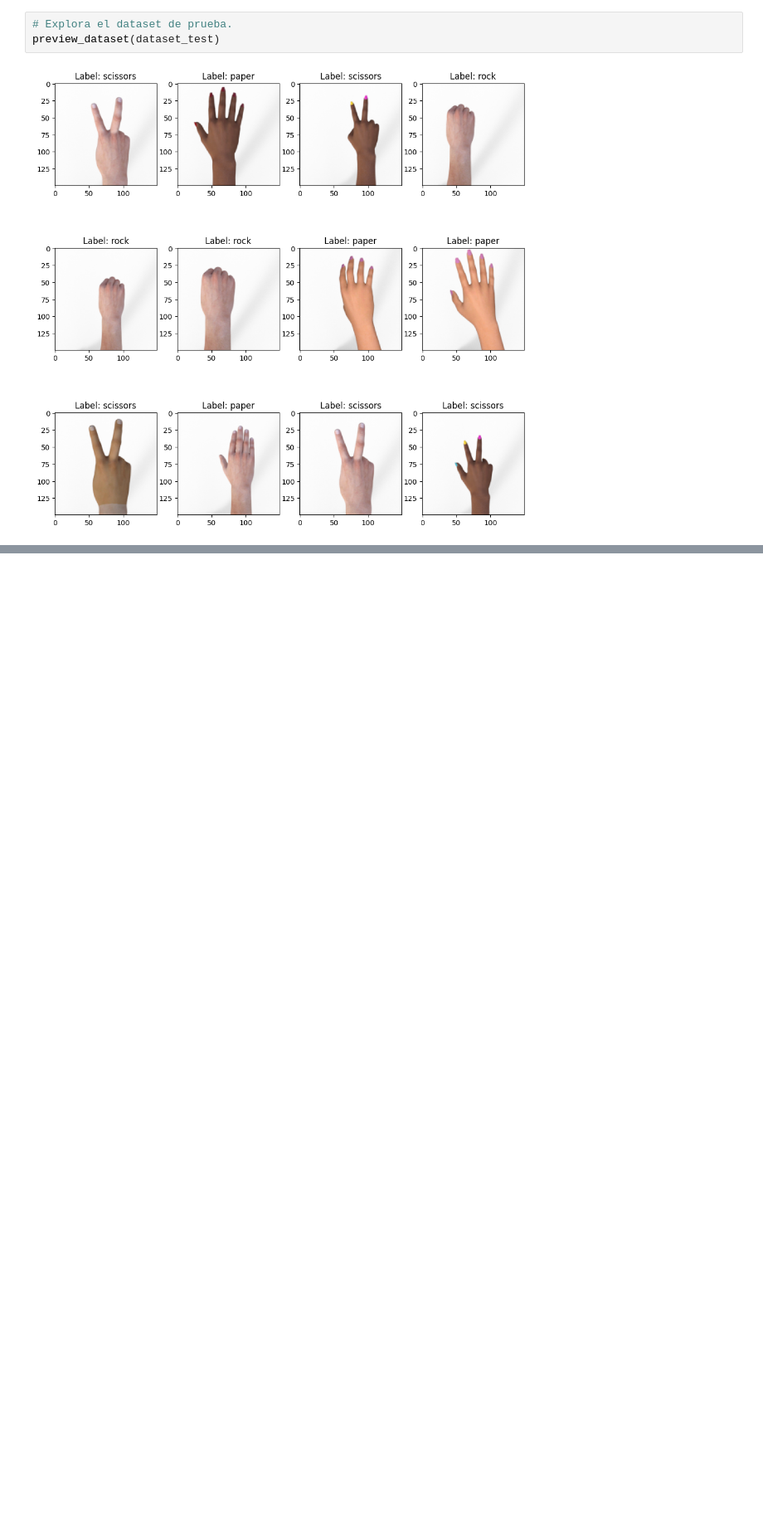
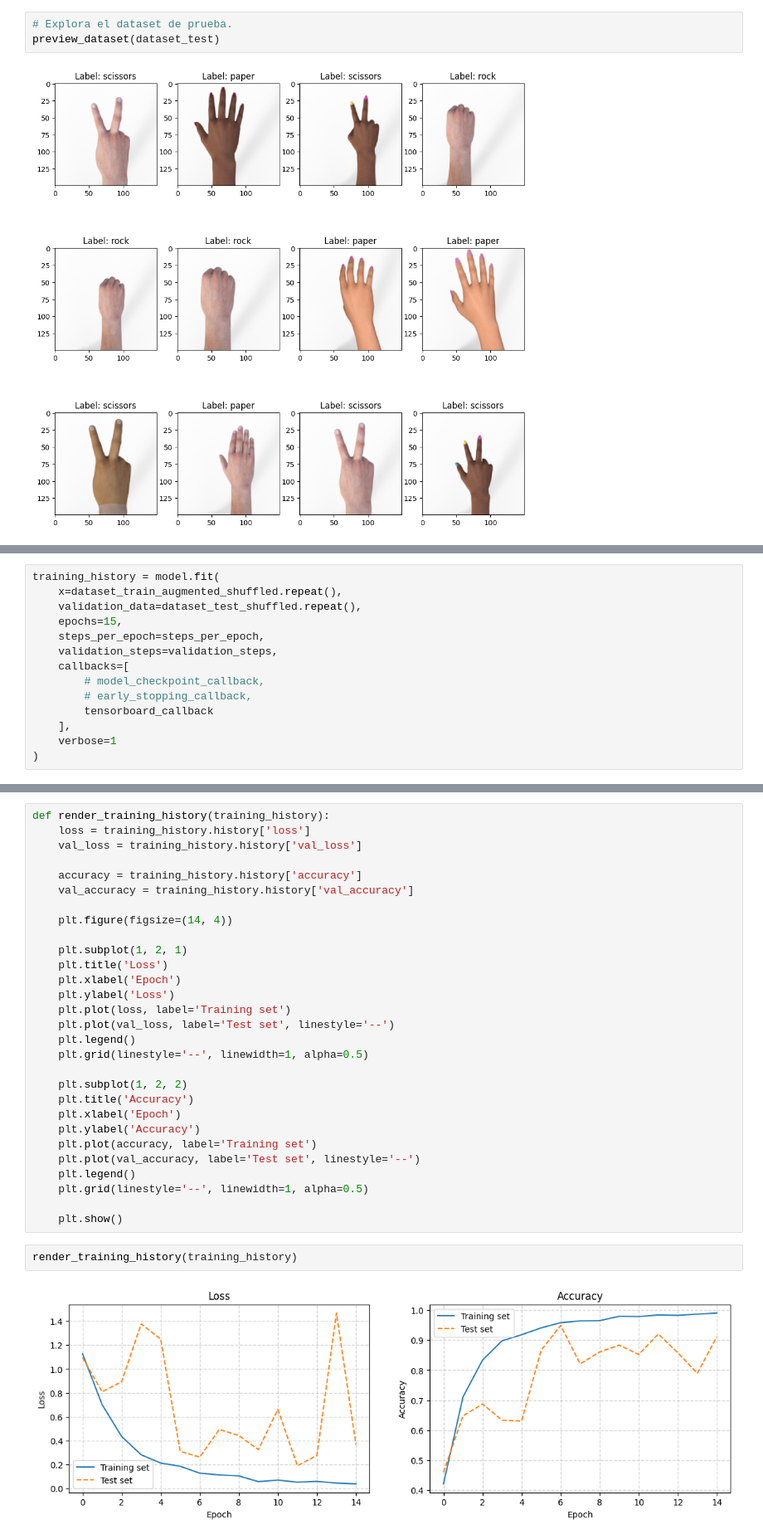
Before and after one commit to karimalisahili/proy1_ia_modelo, a Jupyter notebook: main.ipynb, the cells around one changed output, grey strips where cells are left out. Shown at 83% size. Cells and saved outputs as stored; diff of their text form; blank space fills up the shorter version.

```diff
--- a/main.ipynb
+++ b/main.ipynb
@@ -337,0 +532,14 @@ preview_dataset(dataset_test)
+# %%
+training_history = model.fit(
+    x=dataset_train_augmented_shuffled.repeat(),
+    validation_data=dataset_test_shuffled.repeat(),
+    epochs=15,
+    steps_per_epoch=steps_per_epoch,
+    validation_steps=validation_steps,
+    callbacks=[
+        # model_checkpoint_callback,
+        # early_stopping_callback,
+        tensorboard_callback
+    ],
+    verbose=1
+)
@@ -337,0 +564,33 @@ preview_dataset(dataset_test)
+# %%
+def render_training_history(training_history):
+    loss = training_history.history['loss']
+    val_loss = training_history.history['val_loss']
+
+    accuracy = training_history.history['accuracy']
+    val_accuracy = training_history.history['val_accuracy']
+
+    plt.figure(figsize=(14, 4))
+
+    plt.subplot(1, 2, 1)
+    plt.title('Loss')
+    plt.xlabel('Epoch')
+    plt.ylabel('Loss')
+    plt.plot(loss, label='Training set')
+    plt.plot(val_loss, label='Test set', linestyle='--')
+    plt.legend()
+    plt.grid(linestyle='--', linewidth=1, alpha=0.5)
+
+    plt.subplot(1, 2, 2)
+    plt.title('Accuracy')
+    plt.xlabel('Epoch')
+    plt.ylabel('Accuracy')
+    plt.plot(accuracy, label='Training set')
+    plt.plot(val_accuracy, label='Test set', linestyle='--')
+    plt.legend()
+    plt.grid(linestyle='--', linewidth=1, alpha=0.5)
+
+    plt.show()
+# %%
+render_training_history(training_history)
+# %% [output]
+[figure, added]
```
Also changed, not shown: parts of 18 cells of this notebook, 1 other file.
